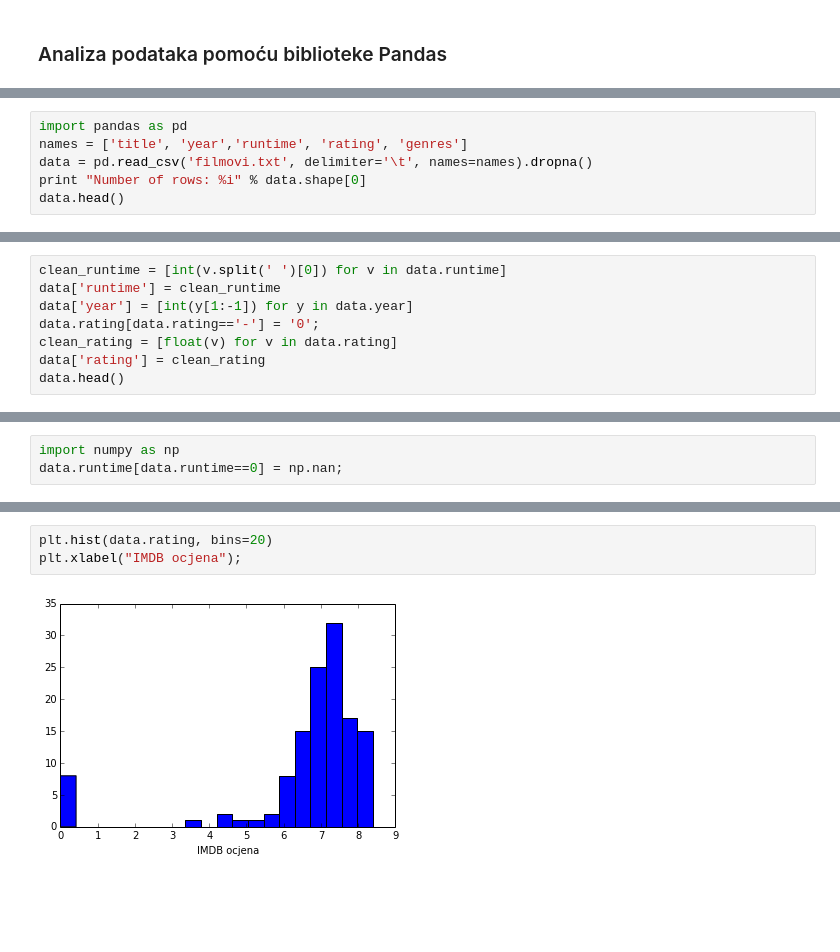
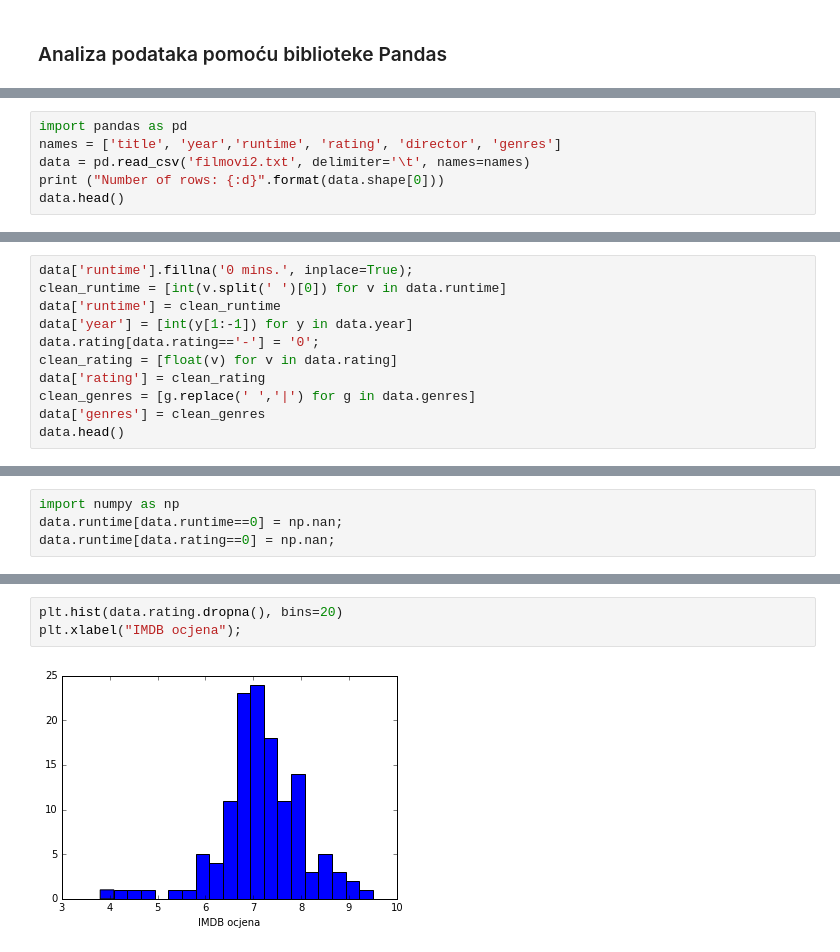
Before and after one commit to inakic/matsoft, a Jupyter notebook: pandas.ipynb, the cells around one changed output, grey strips where cells are left out. Saved outputs shown, nothing was run; the diff lists cells and outputs as text; blank space fills up the shorter version.

```diff
--- a/pandas.ipynb
+++ b/pandas.ipynb
@@ -47,7 +55,7 @@ Prebacio sam datoteku `filmovi.txt` na Sagemath oblak.
 # %%
 import pandas as pd
-names = ['title', 'year','runtime', 'rating', 'genres']
-data = pd.read_csv('filmovi.txt', delimiter='\t', names=names).dropna()
-print "Number of rows: %i" % data.shape[0]
+names = ['title', 'year','runtime', 'rating', 'director', 'genres']
+data = pd.read_csv('filmovi2.txt', delimiter='\t', names=names)
+print ("Number of rows: {:d}".format(data.shape[0]))
 data.head()
 # %% [output]
@@ -61,9 +79,12 @@ Number of rows: 127
 # %%
+data['runtime'].fillna('0 mins.', inplace=True);
 clean_runtime = [int(v.split(' ')[0]) for v in data.runtime]
 data['runtime'] = clean_runtime
 data['year'] = [int(y[1:-1]) for y in data.year]
 data.rating[data.rating=='-'] = '0';
 clean_rating = [float(v) for v in data.rating]
 data['rating'] = clean_rating
+clean_genres = [g.replace(' ','|') for g in data.genres]
+data['genres'] = clean_genres
 data.head()
 # %% [output]
@@ -88,4 +125,5 @@ data[['year','runtime', 'rating']].describe()
 # %%
 import numpy as np
 data.runtime[data.runtime==0] = np.nan;
+data.runtime[data.rating==0] = np.nan;
 # %%
@@ -110,8 +149,8 @@ plt.xlabel("Godina produkcije");
 # %%
-plt.hist(data.rating, bins=20)
+plt.hist(data.rating.dropna(), bins=20)
 plt.xlabel("IMDB ocjena");
 # %% [output]
-[figure, old version]
+[figure, new version]
 # %%
 plt.scatter(data.year, data.rating, lw=0, alpha=.08, color='k')
 plt.xlabel("Godina")
```
Also changed, not shown: parts of 24 cells of this notebook.
